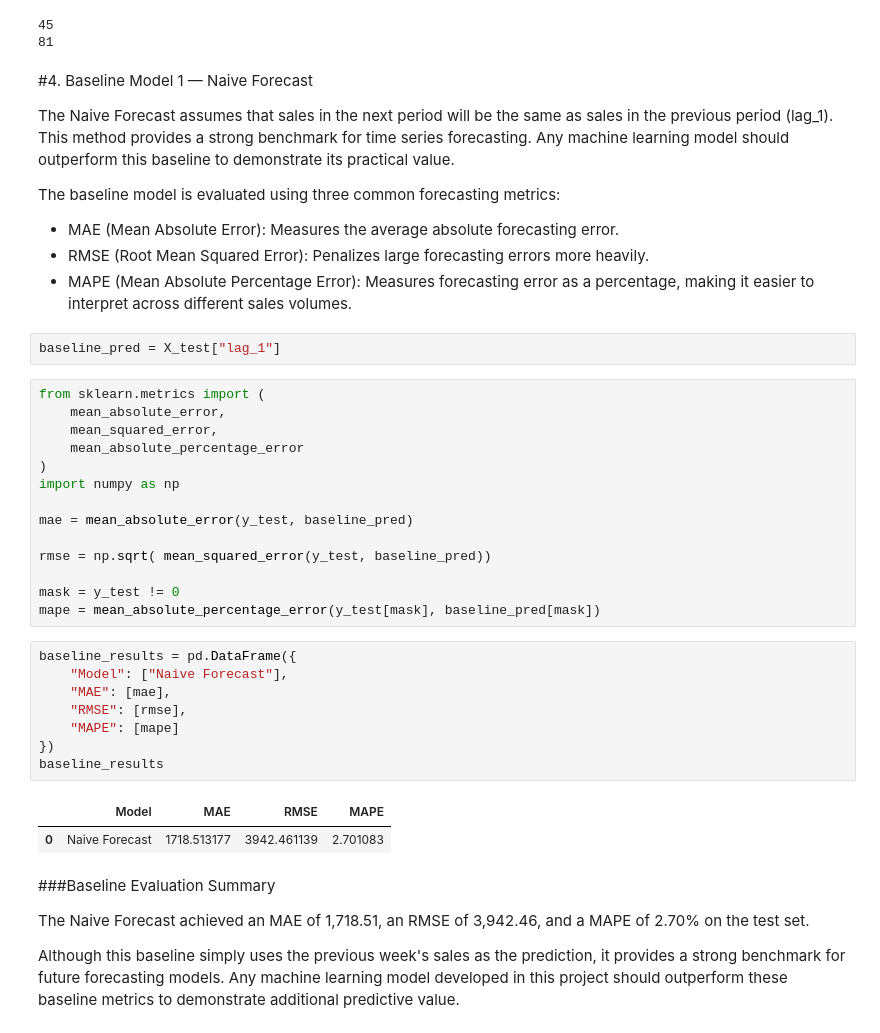
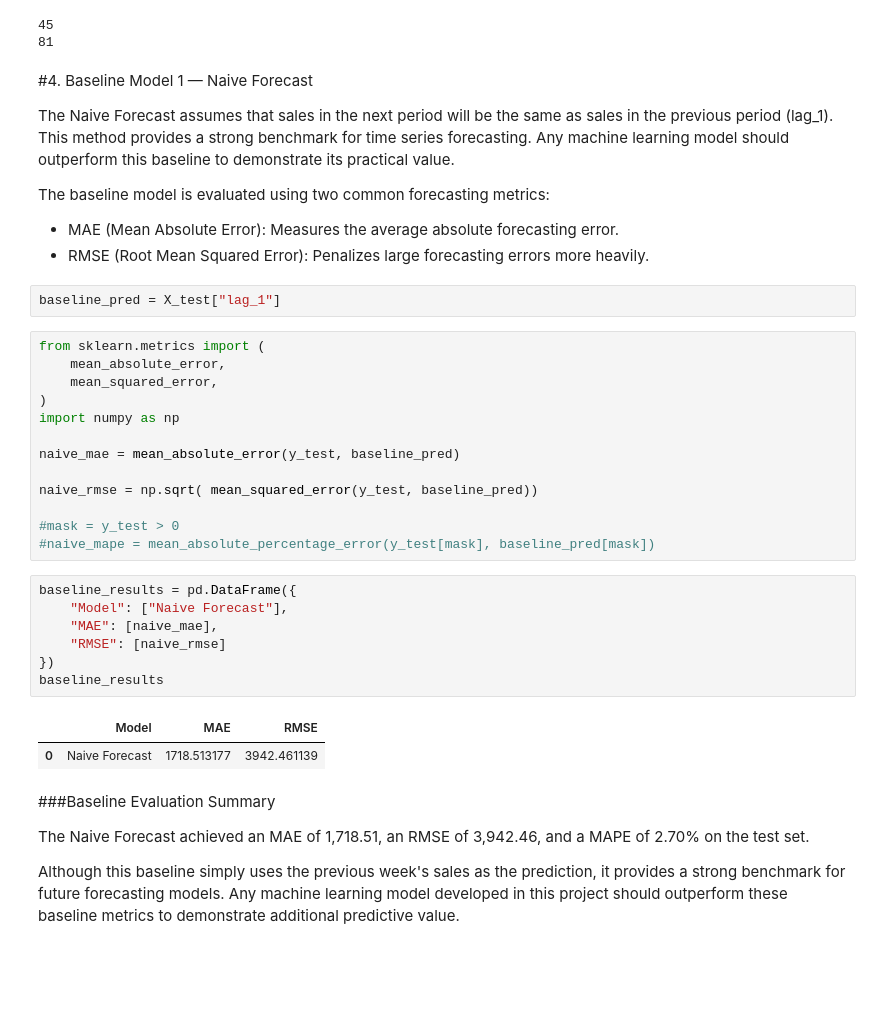
Before and after one commit to tuyettran15999/Walmart-Demand-Forecasting, a Jupyter notebook: notebook/04_Baseline_Forecasting.ipynb, the cells around one changed output. Drawn from its saved outputs; the diff is of its cells as text; blank space fills up the shorter version.

```diff
--- a/notebook/04_Baseline_Forecasting.ipynb
+++ b/notebook/04_Baseline_Forecasting.ipynb
@@ -199,38 +197,35 @@ print(df["Dept"].nunique())
 
 The Naive Forecast assumes that sales in the next period will be the same as sales in the previous period (lag_1). This method provides a strong benchmark for time series forecasting. Any machine learning model should outperform this baseline to demonstrate its practical value.
 
-The baseline model is evaluated using three common forecasting metrics:
+The baseline model is evaluated using two common forecasting metrics:
 
 - MAE (Mean Absolute Error): Measures the average absolute forecasting error.
 - RMSE (Root Mean Squared Error): Penalizes large forecasting errors more heavily.
-- MAPE (Mean Absolute Percentage Error): Measures forecasting error as a percentage, making it easier to interpret across different sales volumes.
 # %%
 baseline_pred = X_test["lag_1"]
 # %%
 from sklearn.metrics import (
     mean_absolute_error,
     mean_squared_error,
-    mean_absolute_percentage_error
 )
 import numpy as np
 
-mae = mean_absolute_error(y_test, baseline_pred)
+naive_mae = mean_absolute_error(y_test, baseline_pred)
 
-rmse = np.sqrt( mean_squared_error(y_test, baseline_pred))
+naive_rmse = np.sqrt( mean_squared_error(y_test, baseline_pred))
 
-mask = y_test != 0
-mape = mean_absolute_percentage_error(y_test[mask], baseline_pred[mask])
+#mask = y_test > 0
+#naive_mape = mean_absolute_percentage_error(y_test[mask], baseline_pred[mask])
 # %%
 baseline_results = pd.DataFrame({
     "Model": ["Naive Forecast"],
-    "MAE": [mae],
-    "RMSE": [rmse],
-    "MAPE": [mape]
+    "MAE": [naive_mae],
+    "RMSE": [naive_rmse]
 })
 baseline_results
 # %% [output]
-|  | Model | MAE | RMSE | MAPE |
-| 0 | Naive Forecast | 1718.513177 | 3942.461139 | 2.701083 |
+|  | Model | MAE | RMSE |
+| 0 | Naive Forecast | 1718.513177 | 3942.461139 |
 # %% [markdown]
 ###Baseline Evaluation Summary
 
```
Also changed, not shown: parts of 14 cells of this notebook, 1 other file.
